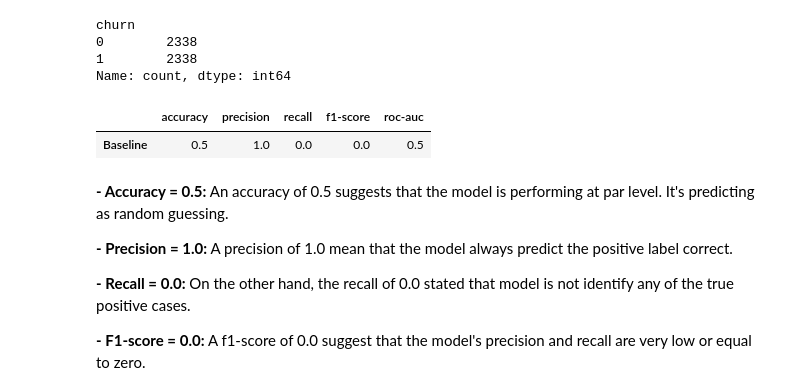
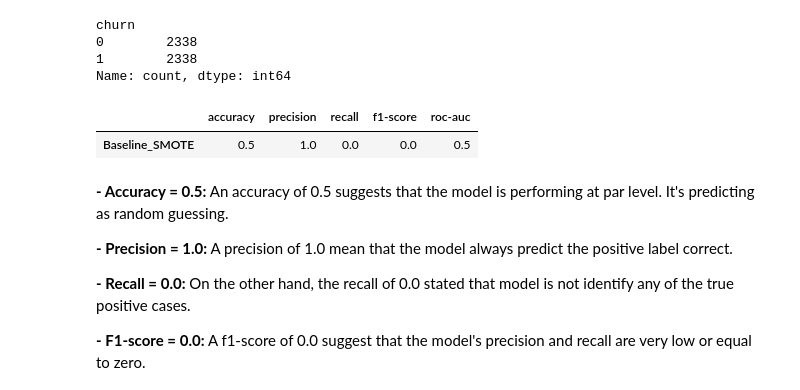
Before and after one commit to chuannarongvat/internship_c_dataset_1, a Jupyter notebook: notebooks/2.1_baseline.ipynb, the cells around one changed output. Drawn from its saved outputs; the diff is of its cells as text; code cells hidden in the pictures.

```diff
--- a/notebooks/2.1_baseline.ipynb
+++ b/notebooks/2.1_baseline.ipynb
@@ -13,12 +15,12 @@
 import pandas as pd
 import numpy as np
 # %%
-X_train = pd.read_csv('../data/processed/X_train.csv')
-y_train = pd.read_csv('../data/processed/y_train.csv')
-X_val = pd.read_csv('../data/processed/X_val.csv')
-y_val = pd.read_csv('../data/processed/y_val.csv')
-X_test = pd.read_csv('../data/processed/X_test.csv')
-y_test = pd.read_csv('../data/processed/y_test.csv')
+X_train = pd.read_csv('../data/processed/SMOTE/X_train.csv')
+y_train = pd.read_csv('../data/processed/SMOTE/y_train.csv')
+X_val = pd.read_csv('../data/processed/SMOTE/X_val.csv')
+y_val = pd.read_csv('../data/processed/SMOTE/y_val.csv')
+X_test = pd.read_csv('../data/processed/SMOTE/X_test.csv')
+y_test = pd.read_csv('../data/processed/SMOTE/y_test.csv')
 # %%
 y_train.value_counts()
 # %% [output]
@@ -40,17 +42,17 @@ baseline_recall = recall_score(y_train, y_base)
 baseline_f1 = f1_score(y_train, y_base)
 baseline_roc_auc = roc_auc_score(y_train, y_base)
 # %%
-baseline_model = pd.DataFrame({
+baseline_smote_model = pd.DataFrame({
     'accuracy': baseline_accuracy,
     'precision': baseline_precision,
     'recall': baseline_recall,
     'f1-score': baseline_f1,
-    'roc-auc': baseline_roc_auc}, index=['Baseline'])
+    'roc-auc': baseline_roc_auc}, index=['Baseline_SMOTE'])
 # %%
-baseline_model
+baseline_smote_model
 # %% [output]
 |  | accuracy | precision | recall | f1-score | roc-auc |
-| Baseline | 0.5 | 1.0 | 0.0 | 0.0 | 0.5 |
+| Baseline_SMOTE | 0.5 | 1.0 | 0.0 | 0.0 | 0.5 |
 # %% [markdown]
 **- Accuracy = 0.5:** An accuracy of 0.5 suggests that the model is performing at par level. It's predicting as random guessing.
 
```
Also changed, not shown: parts of 9 cells of this notebook, 8 other files.
